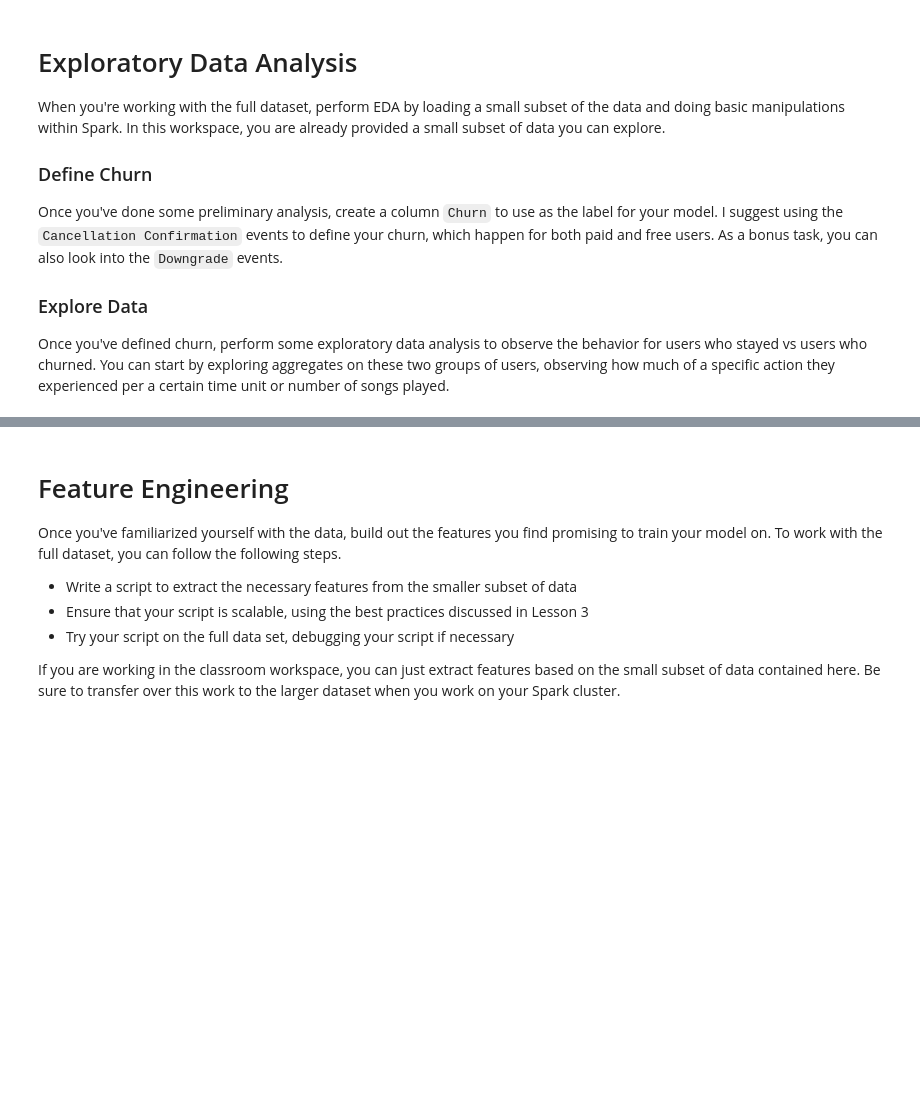
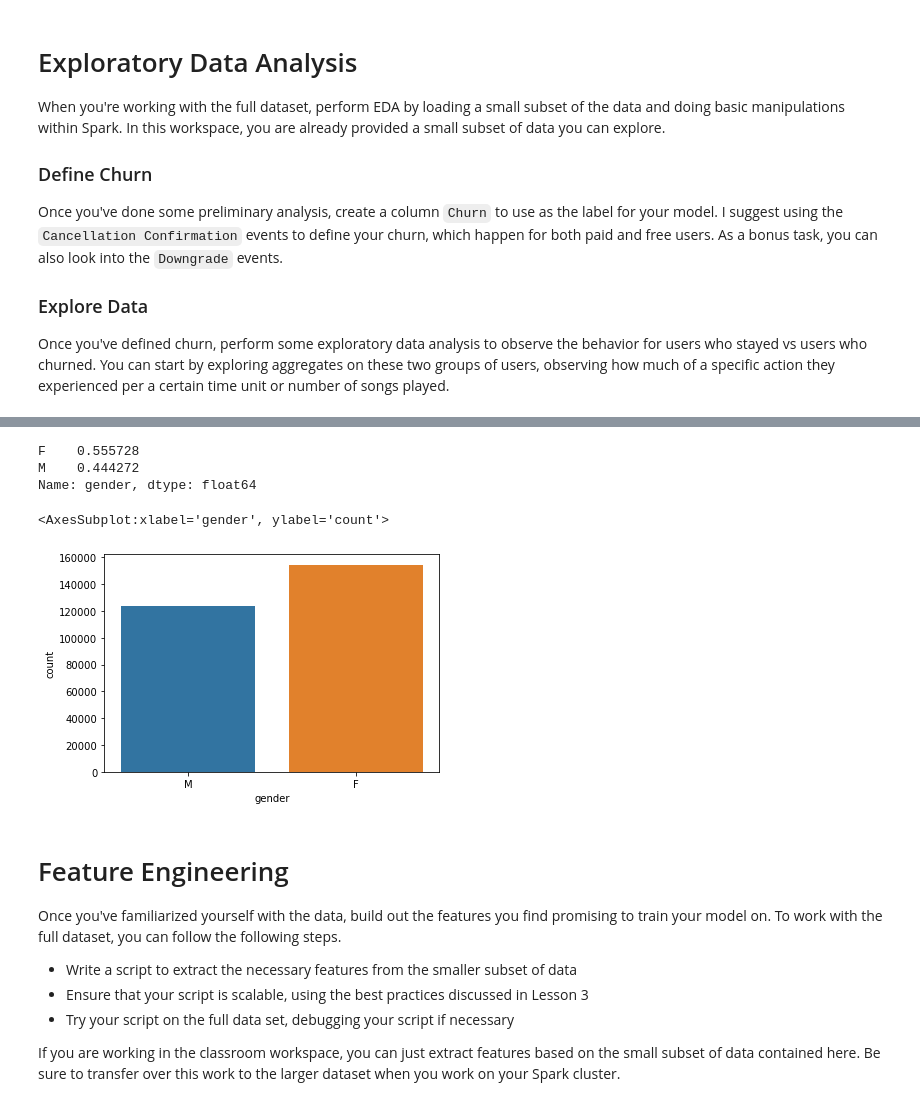
Before and after one commit to rabadzhiyski/projectSpark, a Jupyter notebook: Sparkify.ipynb, the cells around one changed output, grey strips where cells are left out. Cells and saved outputs as stored; diff of their text form; code cells hidden in the pictures; blank space fills up the shorter version.

```diff
--- a/Sparkify.ipynb
+++ b/Sparkify.ipynb
@@ -18 +31,6 @@ spark = SparkSession \
+# %%
+from pyspark.context import SparkContext
+from pyspark.sql.session import SparkSession
+sc = SparkContext.getOrCreate()
+spark = SparkSession(sc)
 # %%
@@ -24,0 +47,4 @@ In this workspace, the mini-dataset file is `mini_sparkify_event_data.json`. Loa
+# %%
+path = '/home/freemo/Projects/largeData/mini_sparkify_event_data.json'
+# %%
+df = spark.read.json(path)
@@ -25,3 +187,6 @@ In this workspace, the mini-dataset file is `mini_sparkify_event_data.json`. Loa
+# %%
+# convert to pandas DataFrame
+dfp = df.toPandas()
 # %% [markdown]
 # Exploratory Data Analysis
 When you're working with the full dataset, perform EDA by loading a small subset of the data and doing basic manipulations within Spark. In this workspace, you are already provided a small subset of data you can explore.
@@ -34,0 +224,11 @@ Once you've defined churn, perform some exploratory data analysis to observe the
+# %%
+dfp['gender'].value_counts(normalize=True)
+# %% [output]
+F    0.555728
+M    0.444272
+Name: gender, dtype: float64
+# %%
+sns.countplot(x=dfp['gender'], data=dfp)
+# %% [output]
+<AxesSubplot:xlabel='gender', ylabel='count'>
+[figure, added]
```
Also changed, not shown: parts of 19 cells of this notebook.
